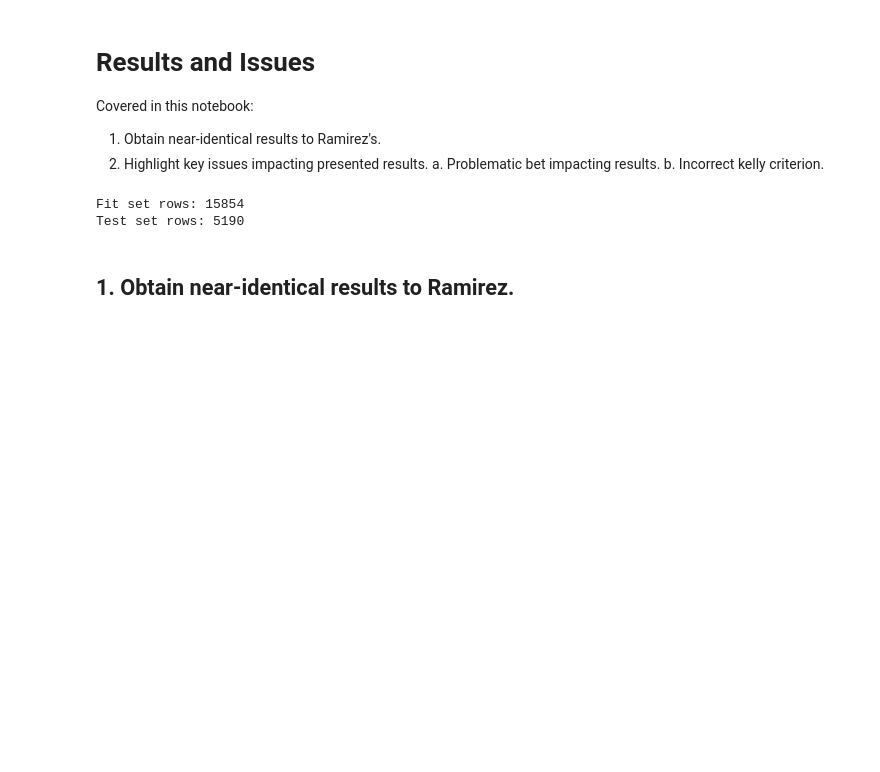
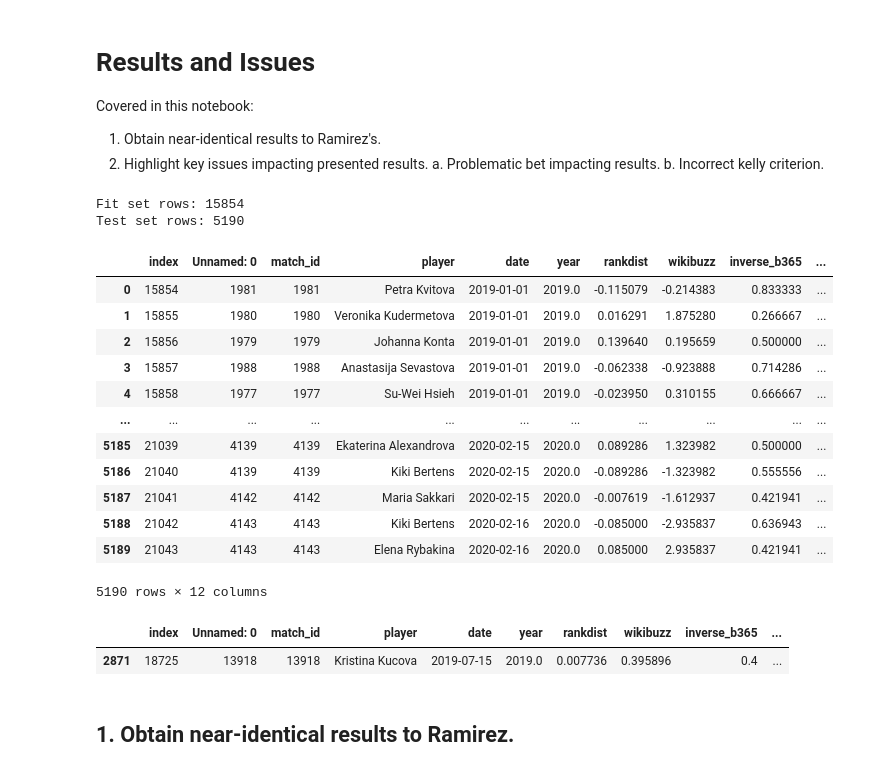
Before and after one commit to Faxulous/notFeelingTheBuzz, a Jupyter notebook: results_and_issues.ipynb, the cells around one changed output. Drawn from its saved outputs; the diff is of its cells as text; code cells hidden in the pictures; blank space fills up the shorter version.

```diff
--- a/results_and_issues.ipynb
+++ b/results_and_issues.ipynb
@@ -27,6 +27,27 @@ print('Test set rows: '+str(len(testset)))
 # %% [output]
 Fit set rows: 15854
 Test set rows: 5190
+# %%
+testset
+# %% [output]
+|  | index | Unnamed: 0 | match_id | player | date | year | rankdist | wikibuzz | inverse_b365 | ... |
+| 0 | 15854 | 1981 | 1981 | Petra Kvitova | 2019-01-01 | 2019.0 | -0.115079 | -0.214383 | 0.833333 | ... |
+| 1 | 15855 | 1980 | 1980 | Veronika Kudermetova | 2019-01-01 | 2019.0 | 0.016291 | 1.875280 | 0.266667 | ... |
+| 2 | 15856 | 1979 | 1979 | Johanna Konta | 2019-01-01 | 2019.0 | 0.139640 | 0.195659 | 0.500000 | ... |
+| 3 | 15857 | 1988 | 1988 | Anastasija Sevastova | 2019-01-01 | 2019.0 | -0.062338 | -0.923888 | 0.714286 | ... |
+| 4 | 15858 | 1977 | 1977 | Su-Wei Hsieh | 2019-01-01 | 2019.0 | -0.023950 | 0.310155 | 0.666667 | ... |
+| ... | ... | ... | ... | ... | ... | ... | ... | ... | ... | ... |
+| 5185 | 21039 | 4139 | 4139 | Ekaterina Alexandrova | 2020-02-15 | 2020.0 | 0.089286 | 1.323982 | 0.500000 | ... |
+| 5186 | 21040 | 4139 | 4139 | Kiki Bertens | 2020-02-15 | 2020.0 | -0.089286 | -1.323982 | 0.555556 | ... |
+| 5187 | 21041 | 4142 | 4142 | Maria Sakkari | 2020-02-15 | 2020.0 | -0.007619 | -1.612937 | 0.421941 | ... |
+| 5188 | 21042 | 4143 | 4143 | Kiki Bertens | 2020-02-16 | 2020.0 | -0.085000 | -2.935837 | 0.636943 | ... |
+| 5189 | 21043 | 4143 | 4143 | Elena Rybakina | 2020-02-16 | 2020.0 | 0.085000 | 2.935837 | 0.421941 | ... |
+5190 rows × 12 columns
+# %%
+testset[testset["inverse_best"].isna()]
+# %% [output]
+|  | index | Unnamed: 0 | match_id | player | date | year | rankdist | wikibuzz | inverse_b365 | ... |
+| 2871 | 18725 | 13918 | 13918 | Kristina Kucova | 2019-07-15 | 2019.0 | 0.007736 | 0.395896 | 0.4 | ... |
 # %%
 def fit_regression(rankdist: bool = True):
     if rankdist:
```
Also changed, not shown: parts of 4 cells of this notebook, 1 other file.
